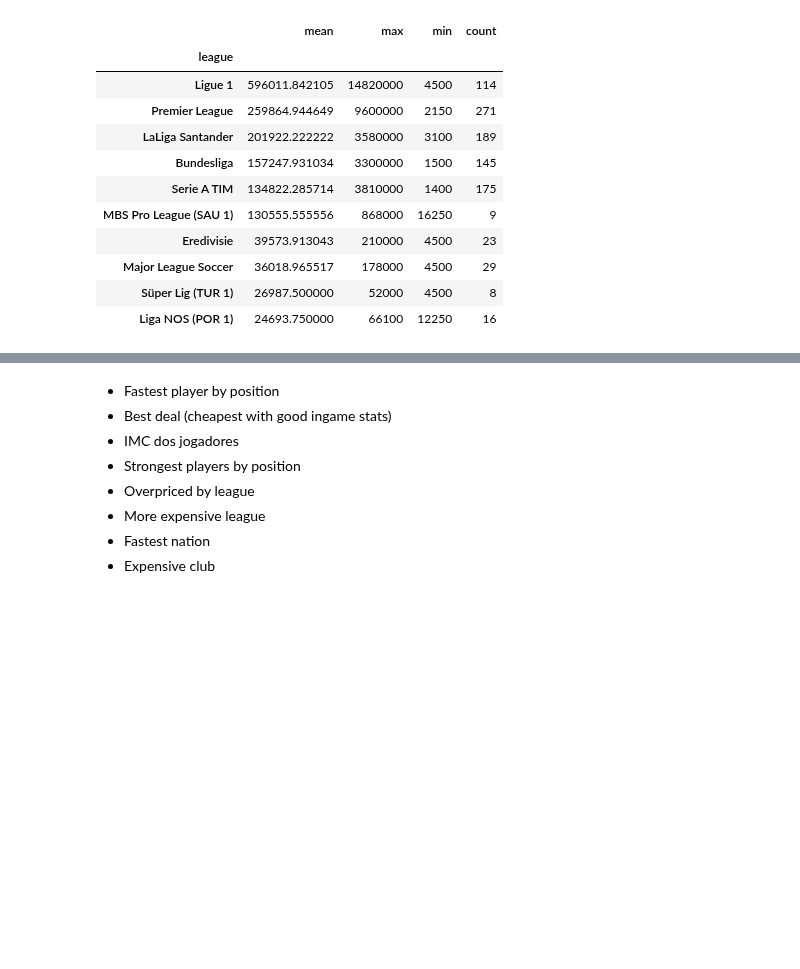
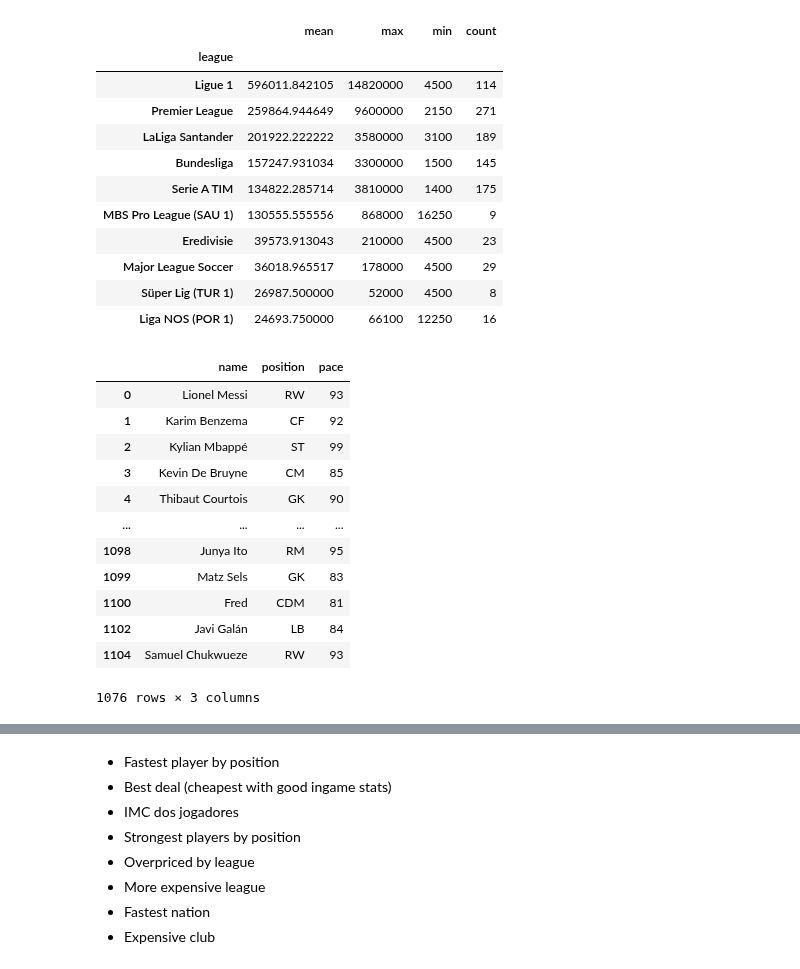
Before and after one commit to felipemayer/data_portfolio, a Jupyter notebook: players_fifa23_analysis/players_analysis.ipynb, the cells around one changed output, grey strips where cells are left out. Cells and saved outputs as stored; diff of their text form; code cells hidden in the pictures; blank space fills up the shorter version.

```diff
--- a/players_fifa23_analysis/players_analysis.ipynb
+++ b/players_fifa23_analysis/players_analysis.ipynb
@@ -265,4 +265,21 @@ df_top_league_players.query('price > 0')\
 | Major League Soccer | 36018.965517 | 178000 | 4500 | 29 |
 | Süper Lig (TUR 1) | 26987.500000 | 52000 | 4500 | 8 |
 | Liga NOS (POR 1) | 24693.750000 | 66100 | 12250 | 16 |
+# %%
+test = df_top_league_players[['name', 'position', 'pace']]
+test
+# %% [output]
+|  | name | position | pace |
+| 0 | Lionel Messi | RW | 93 |
+| 1 | Karim Benzema | CF | 92 |
+| 2 | Kylian Mbappé | ST | 99 |
+| 3 | Kevin De Bruyne | CM | 85 |
+| 4 | Thibaut Courtois | GK | 90 |
+| ... | ... | ... | ... |
+| 1098 | Junya Ito | RM | 95 |
+| 1099 | Matz Sels | GK | 83 |
+| 1100 | Fred | CDM | 81 |
+| 1102 | Javi Galán | LB | 84 |
+| 1104 | Samuel Chukwueze | RW | 93 |
+1076 rows × 3 columns
 # %%
```
Also changed, not shown: parts of 5 cells of this notebook.
